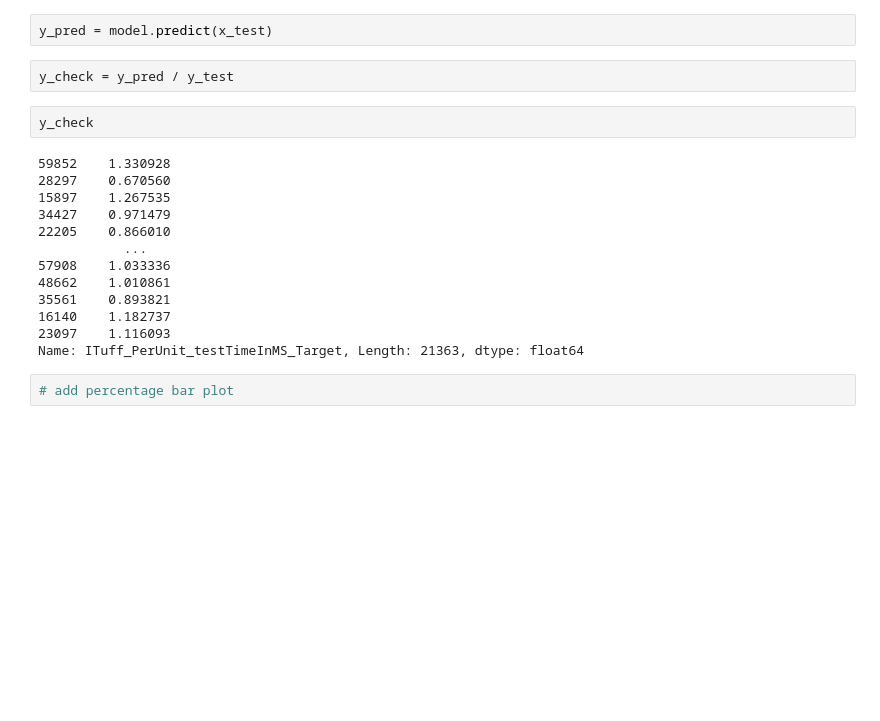
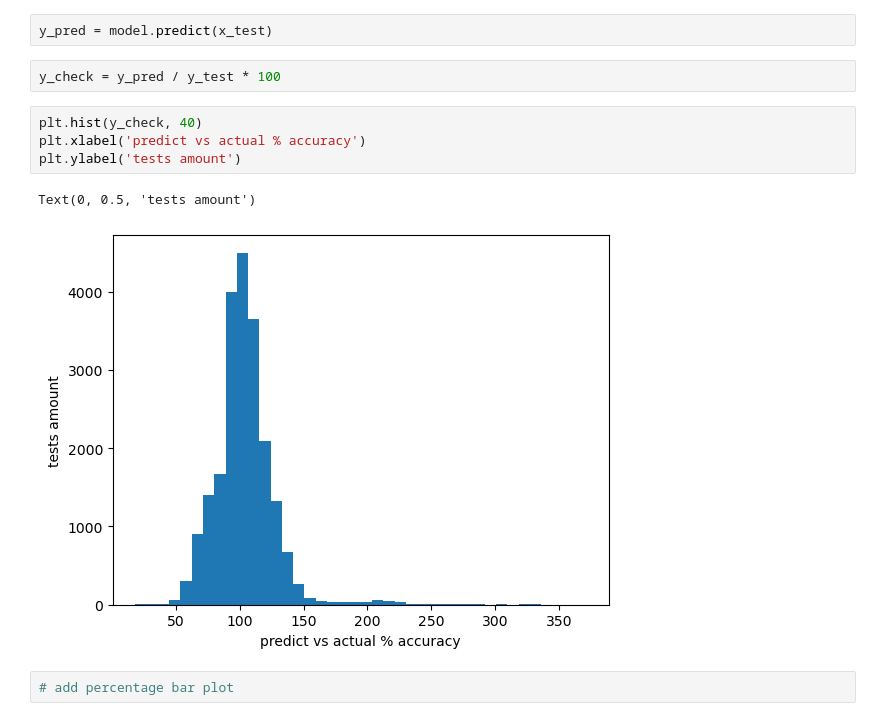
Before and after one commit to ittayeyal046/TestTimePrediction, a Jupyter notebook: ML/TestTimePrediction.ipynb, the cells around one changed output. Saved outputs shown, nothing was run; the diff lists cells and outputs as text; blank space fills up the shorter version.

```diff
--- a/ML/TestTimePrediction.ipynb
+++ b/ML/TestTimePrediction.ipynb
@@ -279,22 +279,14 @@ LinearRegression()
 # %%
 y_pred = model.predict(x_test)
 # %%
-y_check = y_pred / y_test
+y_check = y_pred / y_test * 100
-# %%
-y_check
-# %% [output]
-59852    1.330928
-28297    0.670560
-15897    1.267535
-34427    0.971479
-22205    0.866010
-           ...
-57908    1.033336
-48662    1.010861
-35561    0.893821
-16140    1.182737
-23097    1.116093
-Name: ITuff_PerUnit_testTimeInMS_Target, Length: 21363, dtype: float64
+# %%
+plt.hist(y_check, 40)
+plt.xlabel('predict vs actual % accuracy')
+plt.ylabel('tests amount')
+# %% [output]
+Text(0, 0.5, 'tests amount')
+[figure, added]
 # %%
 # add percentage bar plot
 # %%
```
Also changed, not shown: parts of 1 cell of this notebook.
